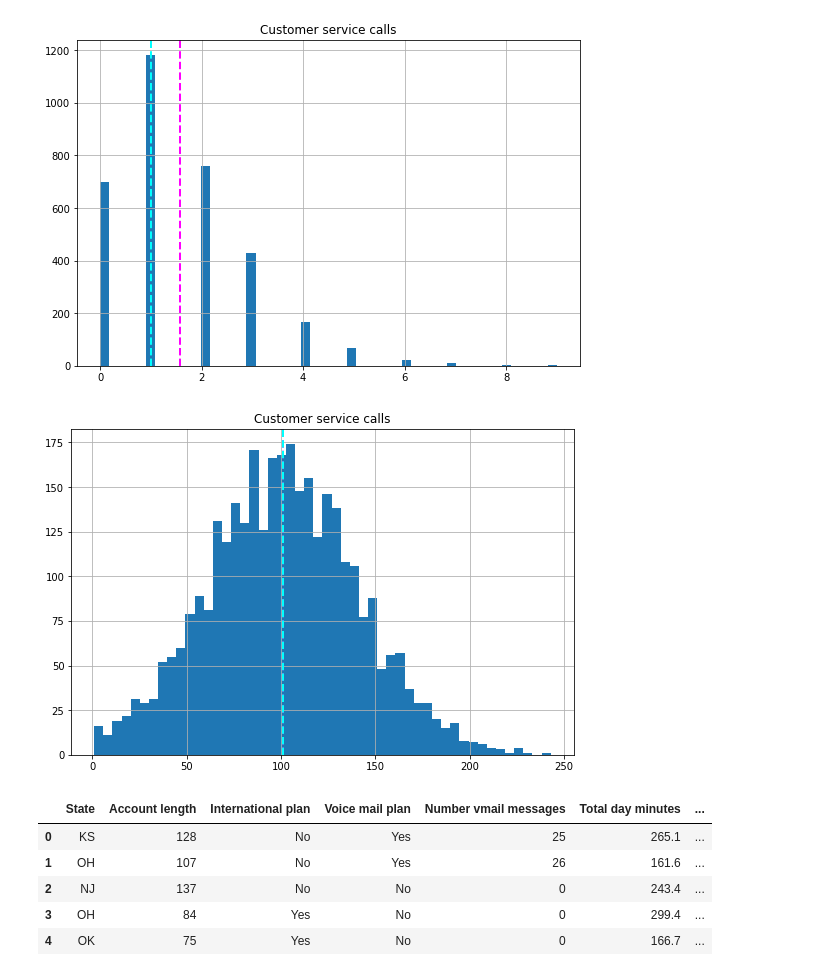
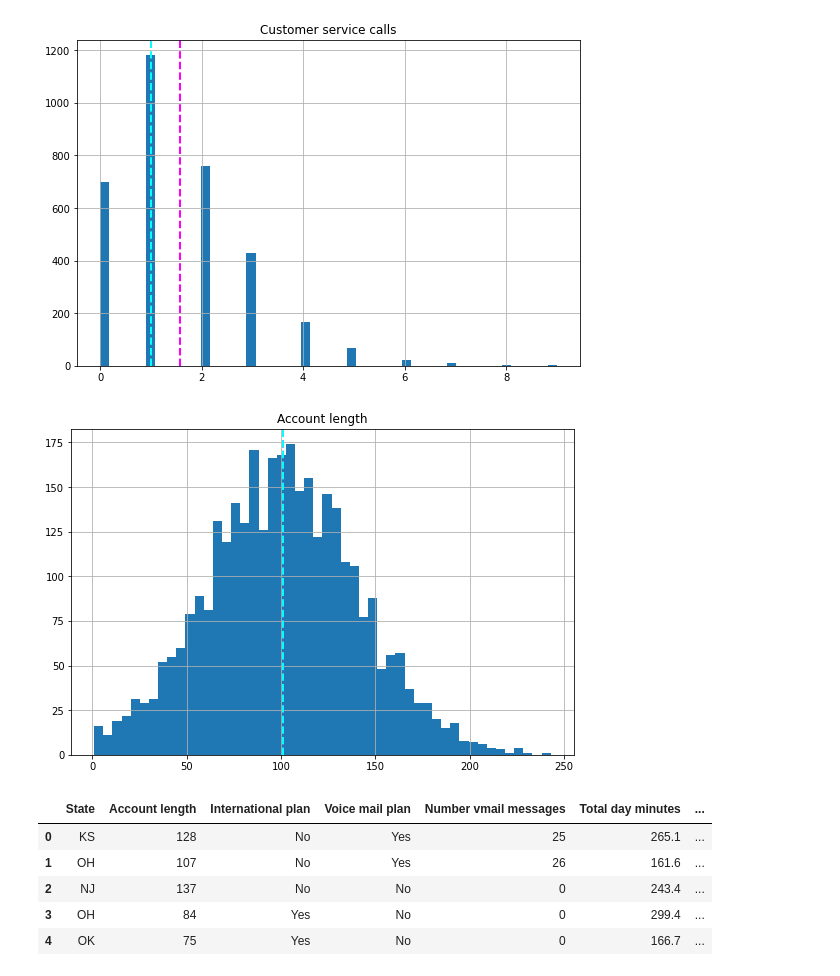
Before and after one commit to akifkashif/EDA-Capstone-Project---Mohammed-Akifuddin, a Jupyter notebook: TEAM_Telecom_Churn_Analysis_Capstone_Project.ipynb, the cells around one changed output. Drawn from its saved outputs; the diff is of its cells as text; code cells hidden in the pictures.

```diff
--- a/TEAM_Telecom_Churn_Analysis_Capstone_Project.ipynb
+++ b/TEAM_Telecom_Churn_Analysis_Capstone_Project.ipynb
@@ -142,15 +137,15 @@ plt.show()
 # %%
 
     fig = plt.figure(figsize=(9, 6))
     ax = fig.gca()
     feature = df["Account length"]
     feature.hist(bins=50, ax = ax)
     ax.axvline(feature.mean(), color='magenta', linestyle='dashed', linewidth=2)
     ax.axvline(feature.median(), color='cyan', linestyle='dashed', linewidth=2)
-    ax.set_title(col)
+    ax.set_title('Account length')
 plt.show()
 # %% [output]
-[figure, old version]
+[figure, new version]
 # %%
 # Create dummy variables for the catgeorical variable State
 df['Area code_415'] = np.where(df['Area code']== 415, 1, 0)
```
Also changed, not shown: parts of 10 cells of this notebook.
